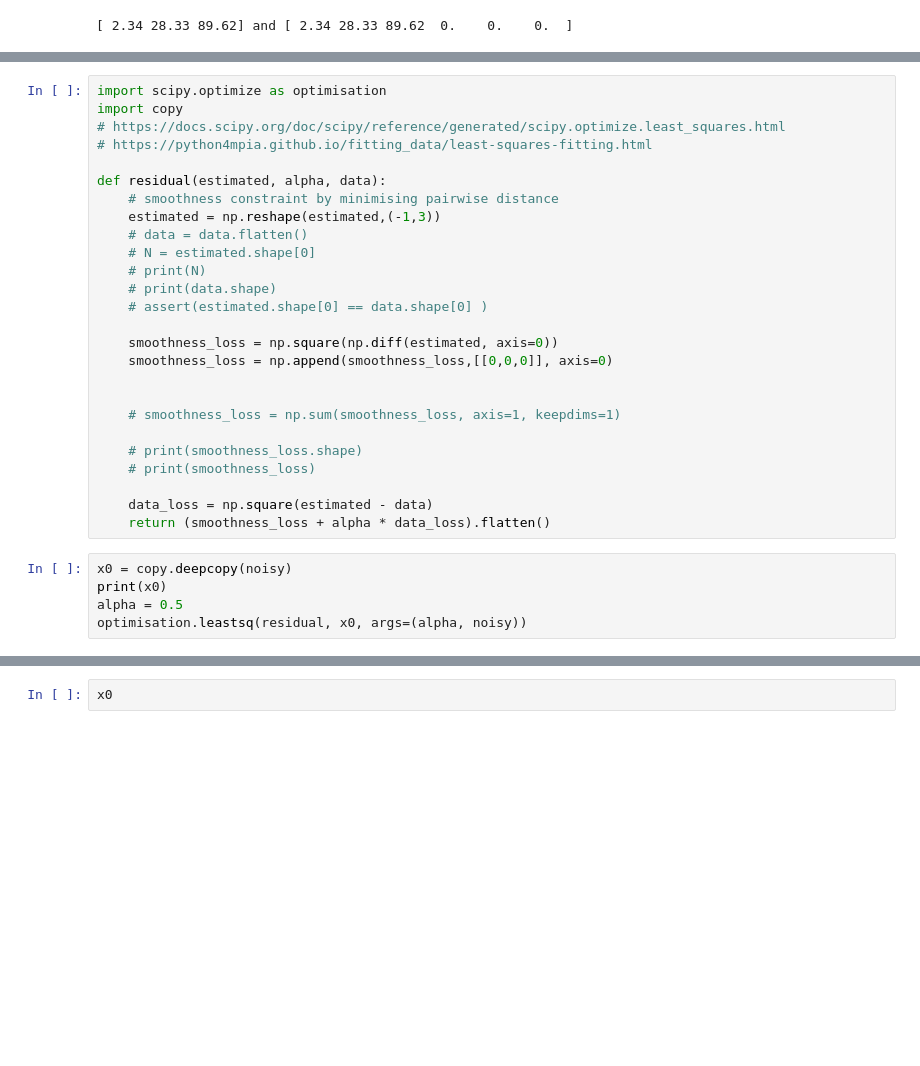
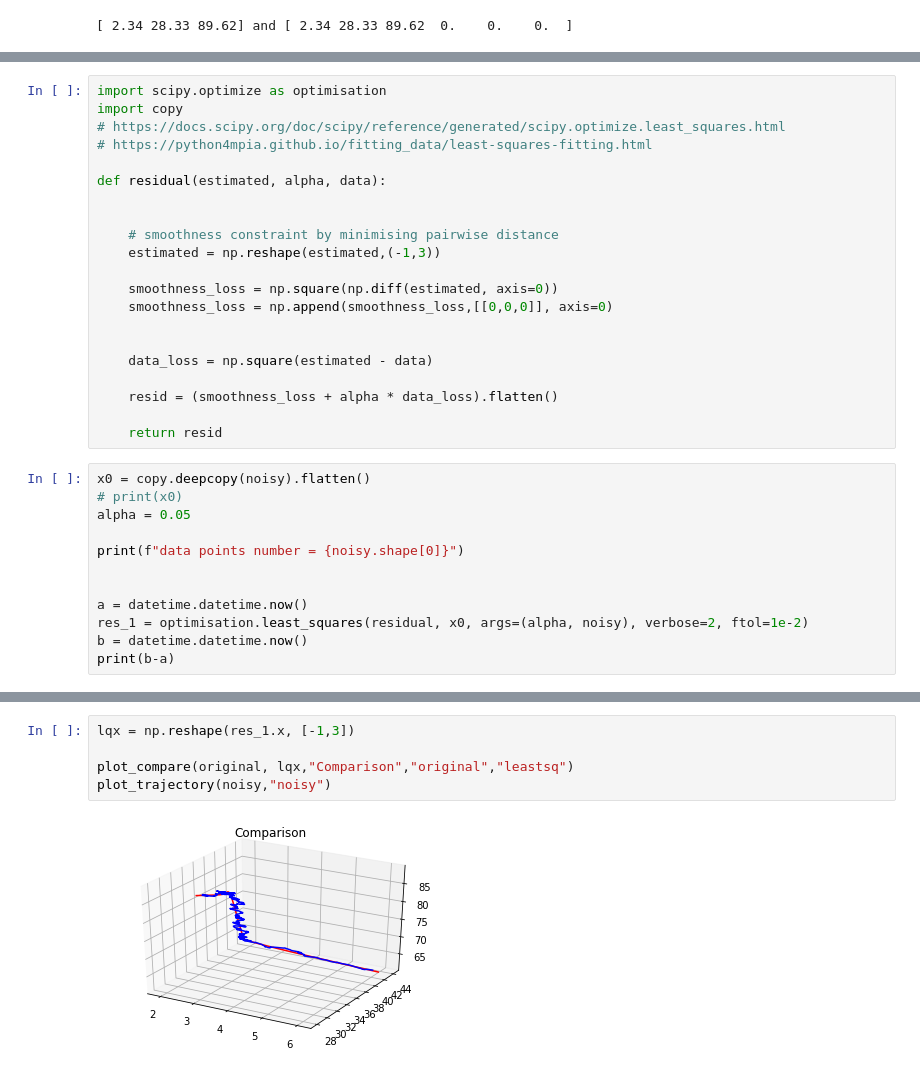
Before and after one commit to STEMO-CS5340/filter_least_squares_estimator, a Jupyter notebook: kalman.ipynb, the cells around one changed output, grey strips where cells are left out. Saved outputs shown, nothing was run; the diff lists cells and outputs as text; blank space fills up the shorter version.

Commit message:
finalising leastsq method

```diff
--- a/kalman.ipynb
+++ b/kalman.ipynb
@@ -151,28 +155,30 @@ import copy
 # https://python4mpia.github.io/fitting_data/least-squares-fitting.html
 
 def residual(estimated, alpha, data):
+
+
     # smoothness constraint by minimising pairwise distance
     estimated = np.reshape(estimated,(-1,3))
-    # data = data.flatten()
-    # N = estimated.shape[0]
-    # print(N)
-    # print(data.shape)
-    # assert(estimated.shape[0] == data.shape[0] )
 
     smoothness_loss = np.square(np.diff(estimated, axis=0))
     smoothness_loss = np.append(smoothness_loss,[[0,0,0]], axis=0)
 
 
-    # smoothness_loss = np.sum(smoothness_loss, axis=1, keepdims=1)
+    data_loss = np.square(estimated - data)
 
-    # print(smoothness_loss.shape)
-    # print(smoothness_loss)
+    resid = (smoothness_loss + alpha * data_loss).flatten()
 
-    data_loss = np.square(estimated - data)
-    return (smoothness_loss + alpha * data_loss).flatten()
+    return resid
 # %%
-x0 = copy.deepcopy(noisy)
-print(x0)
-alpha = 0.5
-optimisation.leastsq(residual, x0, args=(alpha, noisy))
+x0 = copy.deepcopy(noisy).flatten()
+# print(x0)
+alpha = 0.05
+
+print(f"data points number = {noisy.shape[0]}")
+
+
+a = datetime.datetime.now()
+res_1 = optimisation.least_squares(residual, x0, args=(alpha, noisy), verbose=2, ftol=1e-2)
+b = datetime.datetime.now()
+print(b-a)
 # %% [output]
@@ -187,2 +202,7 @@ optimisation.leastsq(residual, x0, args=(alpha, noisy))
-# %%
-x0
+# %%
+lqx = np.reshape(res_1.x, [-1,3])
+
+plot_compare(original, lqx,"Comparison","original","leastsq")
+plot_trajectory(noisy,"noisy")
+# %% [output]
+[figure, added]
```
Also changed, not shown: parts of 6 cells of this notebook.
